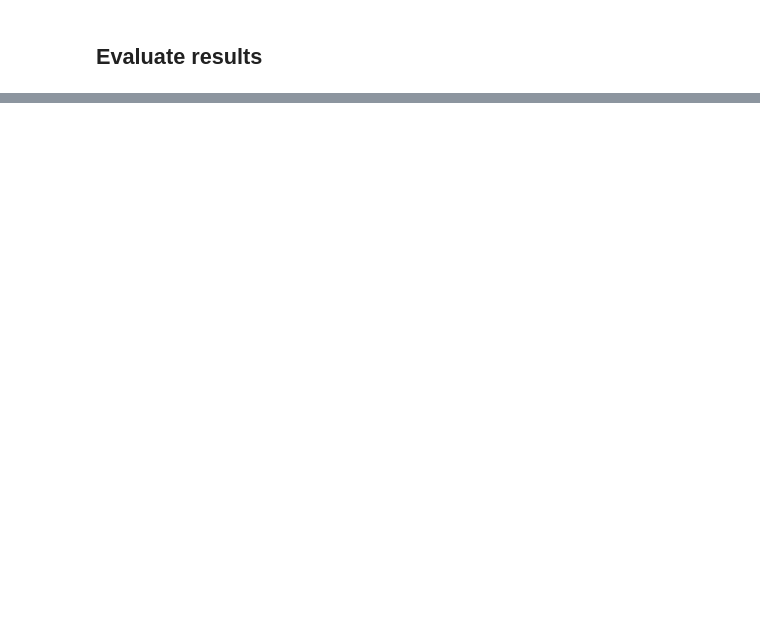
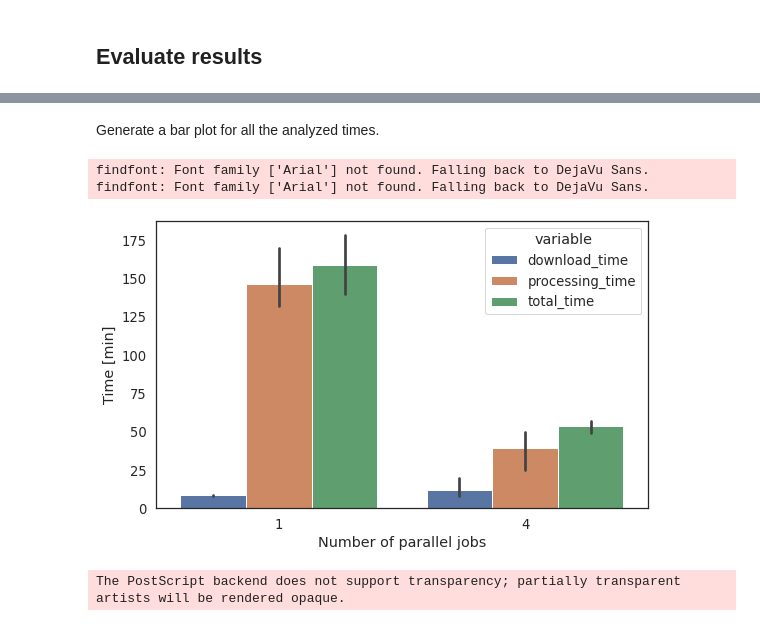
Before and after one commit to bokulich-lab/q2-fondue-examples, a Jupyter notebook: parallelization_test/parallelization-benchmark.ipynb, the cells around one changed output, grey strips where cells are left out. Cells and saved outputs as stored; diff of their text form; code cells hidden in the pictures; blank space fills up the shorter version.

Commit message:
benchmark results and final notebook

```diff
--- a/parallelization_test/parallelization-benchmark.ipynb
+++ b/parallelization_test/parallelization-benchmark.ipynb
@@ -53,3 +63,9 @@ for i in range(n):
 # %%
-results_df = pd.DataFrame(data={'one_job': times_one, 'many_jobs': times_many})
-results_df.to_csv('benchmark_result.csv', index=False)
+if not os.path.isfile('benchmark_result.csv'):
+    results_df = pd.DataFrame(
+        {'total_time': [x/60 for x in times_many + times_one],
+         'n_jobs': [4, 4, 4, 1, 1, 1]}
+    )
+    results_df.to_csv('benchmark_result.csv', index=False)
+else:
+    results_df = pd.read_csv('benchmark_result.csv')
@@ -57,0 +94,2 @@ results_df.describe()
+# %%
+download_times = pd.read_csv('benchmark_download_times.csv')
@@ -57,0 +118,3 @@ results_df.describe()
+# %%
+results_all = results_df.merge(download_times, left_index=True, right_index=True)
+results_all.drop('n_jobs_y', inplace=True, axis=1)
@@ -57,0 +149,3 @@ results_df.describe()
+# %%
+results_all_melt = pd.melt(results_all, id_vars='n_jobs_x', value_vars=['download_time', 'processing_time', 'total_time'])
+results_all_melt
@@ -57,0 +170,28 @@ results_df.describe()
+# %% [markdown]
+Generate a bar plot for all the analyzed times.
+# %%
+sns.set(rc={'figure.figsize':(8, 5), 'font.family': ['Arial']}, style='white')
+with sns.plotting_context("notebook", font_scale=1.2):
+    fig = plt.figure()
+    ax = fig.add_subplot(111)
+
+    sns.barplot(
+        x="n_jobs_x",
+        y="value",
+        hue='variable',
+        data=results_all_melt,
+        ax=ax,
+    )
+
+    ax.set_xlabel(f'Number of parallel jobs')
+    ax.set_ylabel(f'Time [min]')
+
+    plt.tight_layout()
+# %% [output]
+findfont: Font family ['Arial'] not found. Falling back to DejaVu Sans.
+findfont: Font family ['Arial'] not found. Falling back to DejaVu Sans.
+[figure, added]
+# %%
+fig.savefig('parallelization_test.eps')
+# %% [output]
+The PostScript backend does not support transparency; partially transparent artists will be rendered opaque.
```
Also changed, not shown: parts of 21 cells of this notebook, 3 other files.
